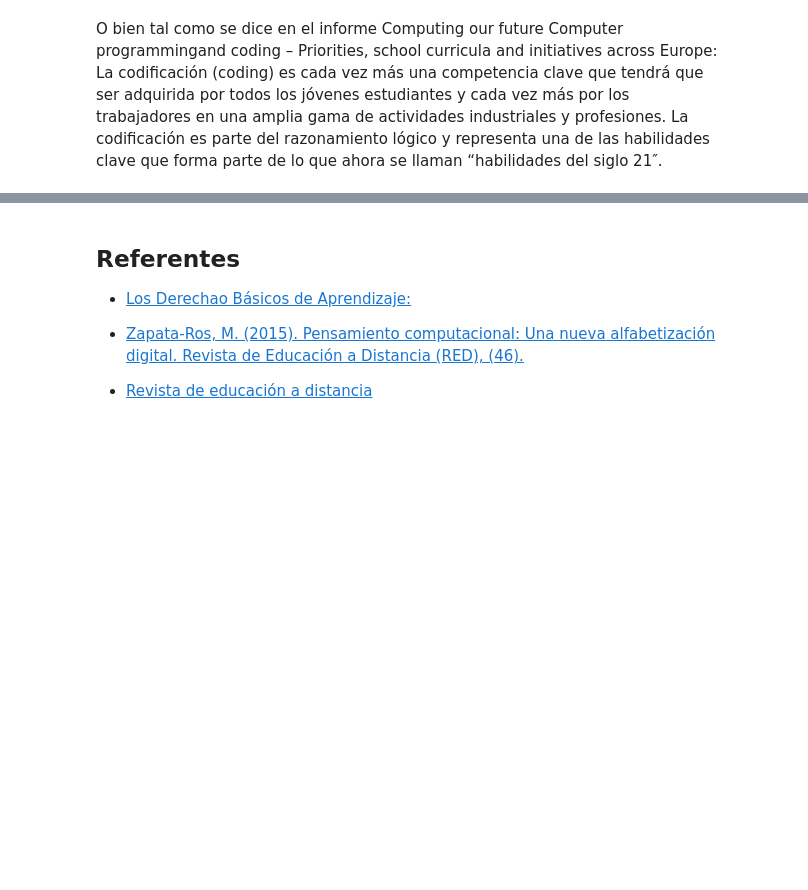
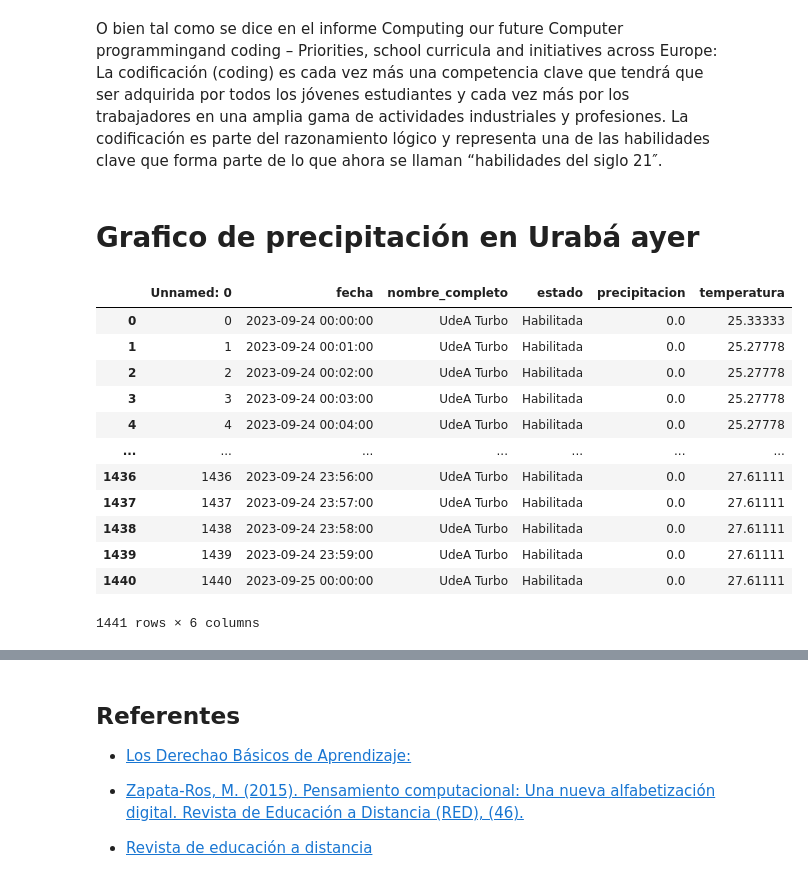
Before and after one commit to marco-canas/extension, a Jupyter notebook: taller_maestros_puerto_libertador/los_tres_objetivos_de_mi_formacion_matematica/3_desarrollo_pensamiento_computacional.ipynb, the cells around one changed output, grey strips where cells are left out. Drawn from its saved outputs; the diff is of its cells as text; code cells hidden in the pictures; blank space fills up the shorter version.

```diff
--- a/taller_maestros_puerto_libertador/los_tres_objetivos_de_mi_formacion_matematica/3_desarrollo_pensamiento_computacional.ipynb
+++ b/taller_maestros_puerto_libertador/los_tres_objetivos_de_mi_formacion_matematica/3_desarrollo_pensamiento_computacional.ipynb
@@ -303,3 +324,25 @@ ser adquirida por todos los jóvenes estudiantes y cada vez más por los
 trabajadores en una amplia gama de actividades industriales y profesiones. La
 codificación es parte del razonamiento lógico y representa una de las habilidades
 clave que forma parte de lo que ahora se llaman “habilidades del siglo 21″.
+# %% [markdown]
+# Grafico de precipitación en Urabá ayer
+# %%
+import pandas as pd
+
+temperatura_uraba = pd.read_csv('marco_2023-09-25_17_05_53.csv')
+
+temperatura_uraba
+# %% [output]
+|  | Unnamed: 0 | fecha | nombre_completo | estado | precipitacion | temperatura |
+| 0 | 0 | 2023-09-24 00:00:00 | UdeA Turbo | Habilitada | 0.0 | 25.33333 |
+| 1 | 1 | 2023-09-24 00:01:00 | UdeA Turbo | Habilitada | 0.0 | 25.27778 |
+| 2 | 2 | 2023-09-24 00:02:00 | UdeA Turbo | Habilitada | 0.0 | 25.27778 |
+| 3 | 3 | 2023-09-24 00:03:00 | UdeA Turbo | Habilitada | 0.0 | 25.27778 |
+| 4 | 4 | 2023-09-24 00:04:00 | UdeA Turbo | Habilitada | 0.0 | 25.27778 |
+| ... | ... | ... | ... | ... | ... | ... |
+| 1436 | 1436 | 2023-09-24 23:56:00 | UdeA Turbo | Habilitada | 0.0 | 27.61111 |
+| 1437 | 1437 | 2023-09-24 23:57:00 | UdeA Turbo | Habilitada | 0.0 | 27.61111 |
+| 1438 | 1438 | 2023-09-24 23:58:00 | UdeA Turbo | Habilitada | 0.0 | 27.61111 |
+| 1439 | 1439 | 2023-09-24 23:59:00 | UdeA Turbo | Habilitada | 0.0 | 27.61111 |
+| 1440 | 1440 | 2023-09-25 00:00:00 | UdeA Turbo | Habilitada | 0.0 | 27.61111 |
+1441 rows × 6 columns
```
Also changed, not shown: parts of 24 cells of this notebook, 3 other files.
